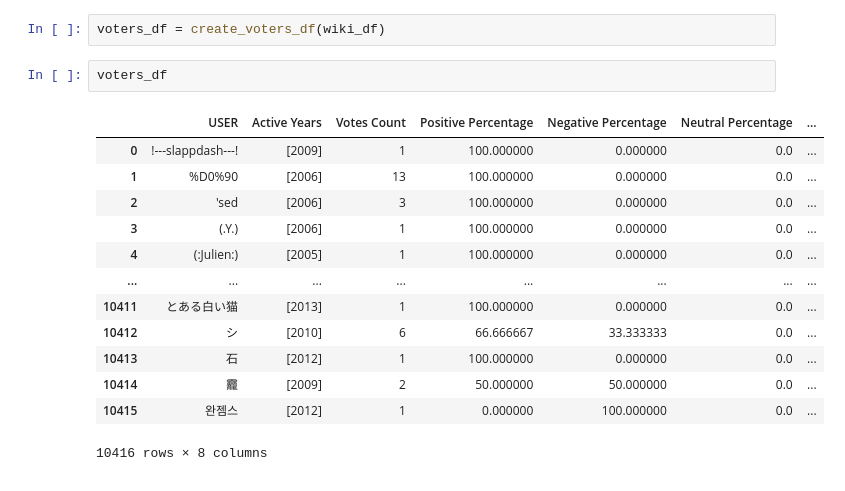
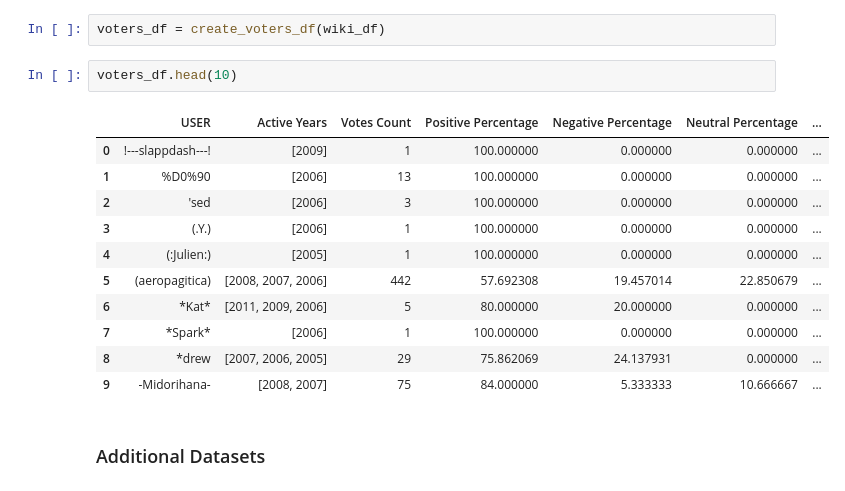
Before and after one commit to epfl-ada/ada-2023-project-datanauts23, a Jupyter notebook: data_processing.ipynb, the cells around one changed output. Drawn from its saved outputs; the diff is of its cells as text.

```diff
--- a/data_processing.ipynb
+++ b/data_processing.ipynb
@@ -763,18 +502,18 @@ candidates_df
 # %%
 voters_df = create_voters_df(wiki_df)
 # %%
-voters_df
+voters_df.head(10)
 # %% [output]
 |  | USER | Active Years | Votes Count | Positive Percentage | Negative Percentage | Neutral Percentage | ... |
-| 0 | !---slappdash---! | [2009] | 1 | 100.000000 | 0.000000 | 0.0 | ... |
-| 1 | %D0%90 | [2006] | 13 | 100.000000 | 0.000000 | 0.0 | ... |
-| 2 | 'sed | [2006] | 3 | 100.000000 | 0.000000 | 0.0 | ... |
-| 3 | (.Y.) | [2006] | 1 | 100.000000 | 0.000000 | 0.0 | ... |
-| 4 | (:Julien:) | [2005] | 1 | 100.000000 | 0.000000 | 0.0 | ... |
-| ... | ... | ... | ... | ... | ... | ... | ... |
-| 10411 | とある白い猫 | [2013] | 1 | 100.000000 | 0.000000 | 0.0 | ... |
-| 10412 | シ | [2010] | 6 | 66.666667 | 33.333333 | 0.0 | ... |
-| 10413 | 石 | [2012] | 1 | 100.000000 | 0.000000 | 0.0 | ... |
-| 10414 | 龗 | [2009] | 2 | 50.000000 | 50.000000 | 0.0 | ... |
-| 10415 | 완젬스 | [2012] | 1 | 0.000000 | 100.000000 | 0.0 | ... |
+| 0 | !---slappdash---! | [2009] | 1 | 100.000000 | 0.000000 | 0.000000 | ... |
+| 1 | %D0%90 | [2006] | 13 | 100.000000 | 0.000000 | 0.000000 | ... |
+| 2 | 'sed | [2006] | 3 | 100.000000 | 0.000000 | 0.000000 | ... |
+| 3 | (.Y.) | [2006] | 1 | 100.000000 | 0.000000 | 0.000000 | ... |
+| 4 | (:Julien:) | [2005] | 1 | 100.000000 | 0.000000 | 0.000000 | ... |
+| 5 | (aeropagitica) | [2008, 2007, 2006] | 442 | 57.692308 | 19.457014 | 22.850679 | ... |
+| 6 | *Kat* | [2011, 2009, 2006] | 5 | 80.000000 | 20.000000 | 0.000000 | ... |
+| 7 | *Spark* | [2006] | 1 | 100.000000 | 0.000000 | 0.000000 | ... |
+| 8 | *drew | [2007, 2006, 2005] | 29 | 75.862069 | 24.137931 | 0.000000 | ... |
+| 9 | -Midorihana- | [2008, 2007] | 75 | 84.000000 | 5.333333 | 10.666667 | ... |
-10416 rows × 8 columns
+# %% [markdown]
+### Additional Datasets
```
Also changed, not shown: parts of 147 cells of this notebook, 2 other files.
